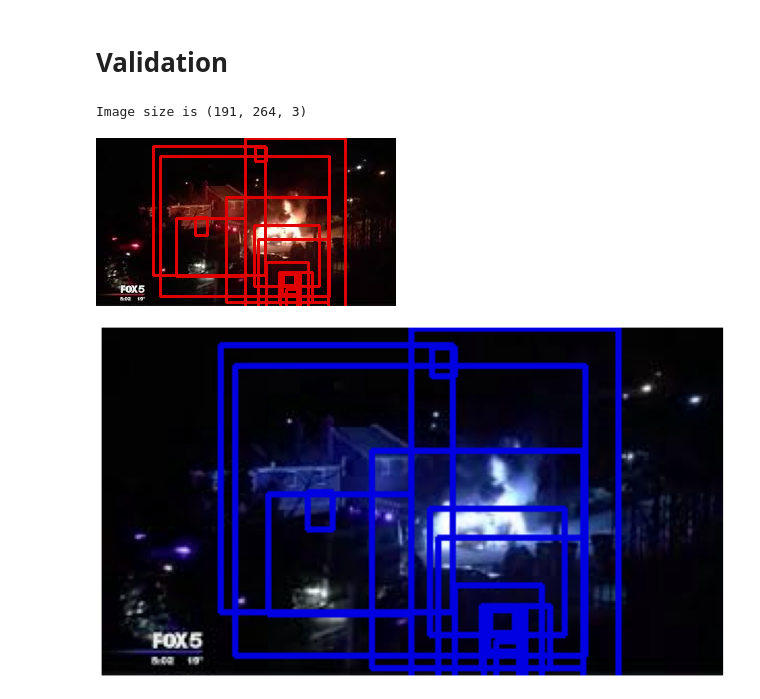
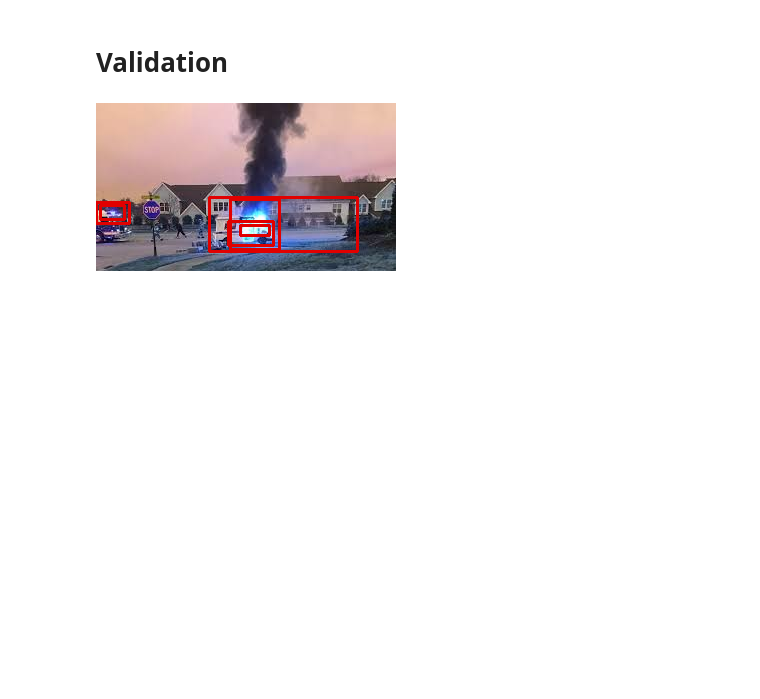
Before and after one commit to khanma1962/Fire_Detection_Fast_RCNN, a Jupyter notebook: Fire_Detection.ipynb, the cells around one changed output. Cells and saved outputs as stored; diff of their text form; code cells hidden in the pictures; blank space fills up the shorter version.

Commit message:
1 epoch - val good

```diff
--- a/Fire_Detection.ipynb
+++ b/Fire_Detection.ipynb
@@ -484,16 +501,23 @@ model.roi_heads.box_predictor = FastRCNNPredictor(in_features, num_classes)
 # Train
 # %%
 # Training parameters
-num_epochs = 100
+num_epochs = 1 #100
+learning_rate = 1e-4
+loss_hist = Averager()
 
 model.to(device)
 params = [p for p in model.parameters() if p.requires_grad]
-optimizer = torch.optim.SGD(params, lr = 0.005, momentum = 0.9, weight_decay= 0.005)
-lr_scheduler = None
+# optimizer = torch.optim.SGD(params, lr = 0.005, momentum = 0.9, weight_decay= 0.005)
+# lr_scheduler = None
+
+# USE ADAM
+optimizer = torch.optim.Adam(params= params, lr = learning_rate)
+
 start_time = time.time()
 total_train_loss = []
 
 for epoch in range(num_epochs):
+    loss_hist.reset()
     star_time = time.time()
     train_loss = []
     model.train()
@@ -512,6 +536,7 @@ for epoch in range(num_epochs):
         # print(f'diff losses are {loss_dict.keys()} ')
         train_loss.append(losses.item())
         # print(f"train losss is {train_loss}")
+        loss_hist.send(losses.item())
 
         optimizer.zero_grad() # to clear old gradient to zero
         losses.backward() # back prop for required_grade = True
@@ -527,9 +552,13 @@ for epoch in range(num_epochs):
         # if lr_scheduler is not None:
         #     lr_scheduler.step() # for adjusting the learning rate
 
-    print(f'Epoch #{epoch+1} loss: {epoch_train_loss}')
+    # print(f'Epoch #{epoch+1} loss: {epoch_train_loss}')
+    print(f'Epoch #{epoch+1} loss: {loss_hist.value}')
+
 
     evaluate(model, test_data_loader, device=device )
+
+# save check points at every epochs
 
 end_time = time.time()
 print(f"\n Total training time is {end_time - start_time} seconds \n")
@@ -564,47 +593,41 @@ plt.show()
 # %% [markdown]
 # Validation
 # %%
+
 # Validation of model
 
-pic_name = 'img (11).jpg' #'Fire_36.jpg'
-sample_val = cv2.imread(os.path.join(TEST_DIR, 'images', pic_name)) # 'images', pic_name))
-print(f'Image size is {image.shape}')
+images_val, targets  = next(iter(test_data_loader)) # test_data_loader
 
-# images, targets  = next(iter(test_data_loader)) # test_data_loader
-
-# images = list(img.to(device) for img in images)
+images_val = list(img.to(device) for img in images_val)
 # targets = [{k: v.to(device) for k,v in t.items()} for t in targets]
 # print(f"target is {targets}")
 # boxes = targets[0]['boxes'].cpu().numpy().astype(np.int32)
-# sample_val = images[0].permute(1, 2, 0).cpu().numpy() # permute re-arrange the axes
+sample_val = images_val[0].permute(1, 2, 0).cpu().numpy() # permute re-arrange the axes
+sample_val = sample_val * 255. # de-normalize
 
 #get the bounding box from model
 model.eval()
 cpu_device = torch.device('cpu')
 
 outputs = []
-outputs = model(images)
+outputs = model(images_val)
 outputs = [{k: v.to(cpu_device) for k,v in t.items()} for t in outputs]
 # print(f"outputs is {outputs}")
 outs_val = outputs[0]['boxes'].cpu().detach().numpy().astype(np.int32)
 
-fig, ax = plt.subplots(1, 1, figsize = (16,8))
+
 
 for box in outs_val: #boxes:
     cv2.rectangle(sample_val,
                   (box[0], box[1]),
                   (box[2], box[3]),
                   (0, 0, 225),
                   2
                   )
 
-ax.set_axis_off()
-plt.imshow(sample_val)
 
 from google.colab.patches import cv2_imshow # https://github.com/jupyter/notebook/issues/3935
 # image = cv2.rectangle(image, (xmin,ymin), (xmax, ymax), (0,0,225 ), 2)
 cv2_imshow(sample_val);
 # %% [output]
-Image size is (191, 264, 3)
-[figure, old version]
+[figure, new version]
-[figure, removed]
```
Also changed, not shown: parts of 11 cells of this notebook.
